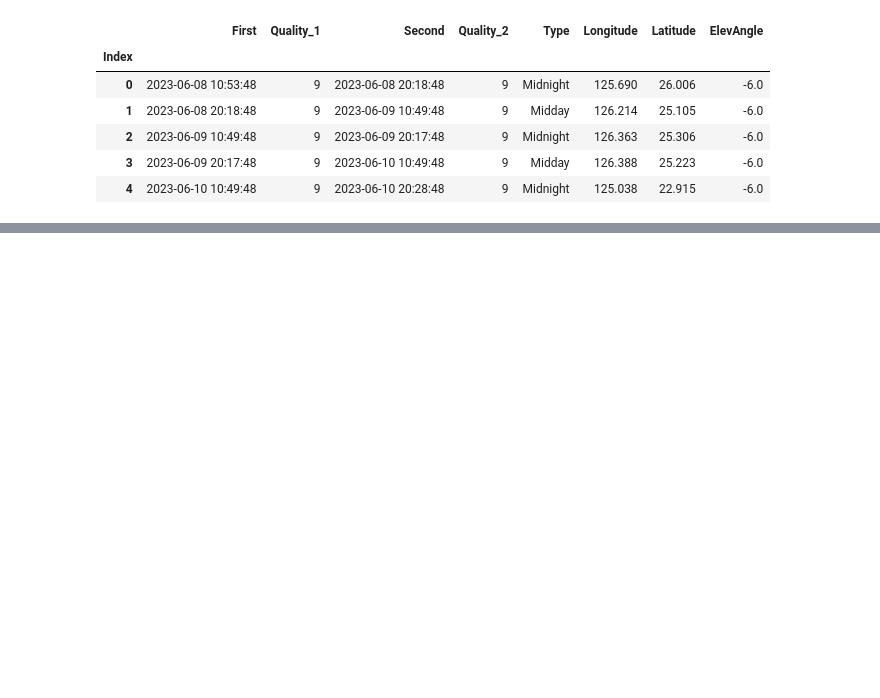
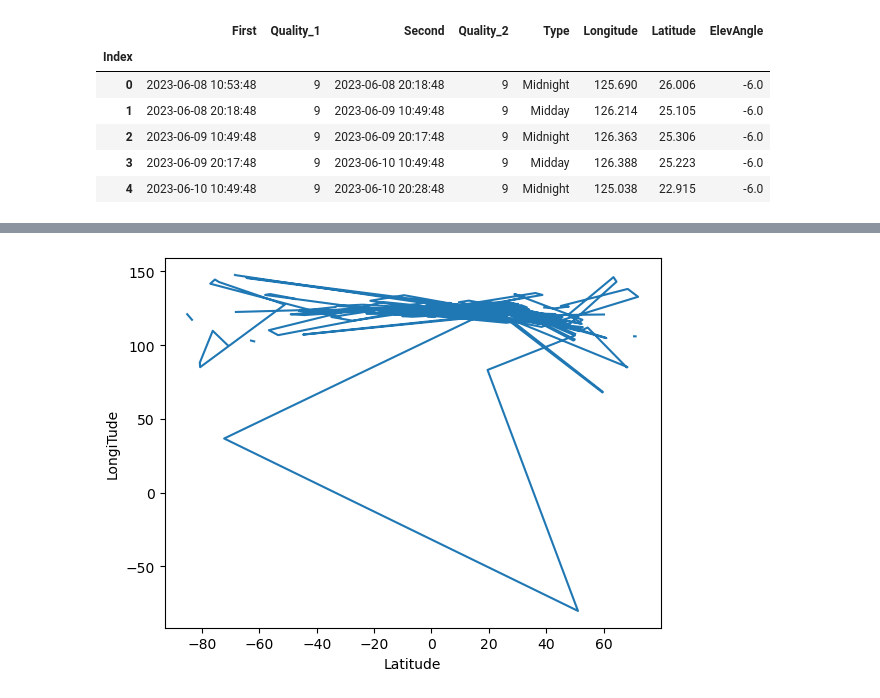
Before and after one commit to brotherjoo/Swallow-Data-Analysis, a Jupyter notebook: model.ipynb, the cells around one changed output, grey strips where cells are left out. Cells and saved outputs as stored; diff of their text form; code cells hidden in the pictures; blank space fills up the shorter version.

```diff
--- a/model.ipynb
+++ b/model.ipynb
@@ -52,0 +73,7 @@ swllow_o.head()
+# %%
+plt.plot(swllow_data_n[:, 5], swllow_data_n[:, 4])
+plt.xlabel("Latitude")
+plt.ylabel("LongiTude")
+plt.show()
+# %% [output]
+[figure, added]
```
Also changed, not shown: parts of 3 cells of this notebook.
